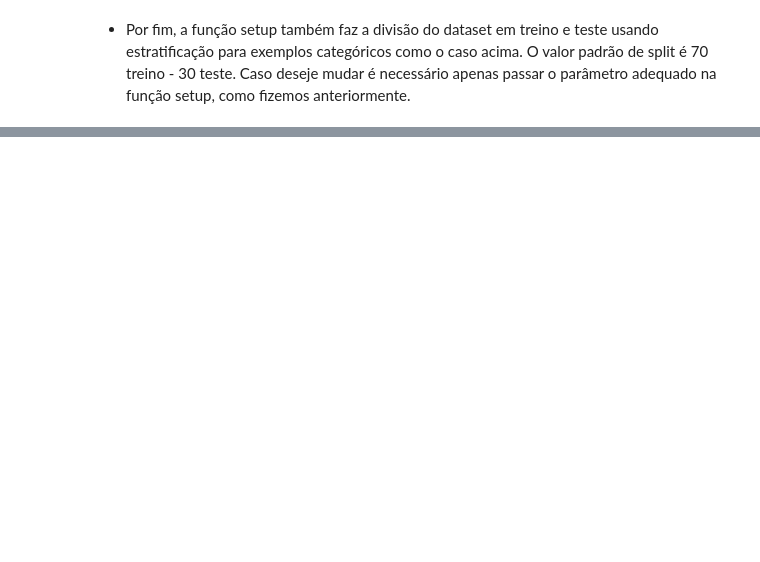
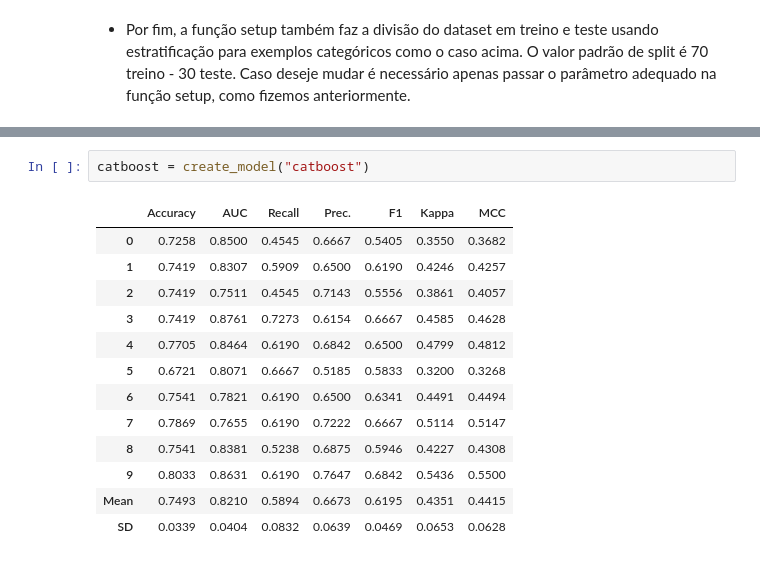
Before and after one commit to TailUFPB/Tutorials, a Jupyter notebook: Pycaret/Tutorial PyCaret.ipynb, the cells around one changed output, grey strips where cells are left out. Saved outputs shown, nothing was run; the diff lists cells and outputs as text; blank space fills up the shorter version.

```diff
--- a/Pycaret/Tutorial PyCaret.ipynb
+++ b/Pycaret/Tutorial PyCaret.ipynb
@@ -590,0 +647,16 @@ Setup Succesfully Completed!
+# %%
+catboost = create_model("catboost")
+# %% [output]
+|  | Accuracy | AUC | Recall | Prec. | F1 | Kappa | MCC |
+| 0 | 0.7258 | 0.8500 | 0.4545 | 0.6667 | 0.5405 | 0.3550 | 0.3682 |
+| 1 | 0.7419 | 0.8307 | 0.5909 | 0.6500 | 0.6190 | 0.4246 | 0.4257 |
+| 2 | 0.7419 | 0.7511 | 0.4545 | 0.7143 | 0.5556 | 0.3861 | 0.4057 |
+| 3 | 0.7419 | 0.8761 | 0.7273 | 0.6154 | 0.6667 | 0.4585 | 0.4628 |
+| 4 | 0.7705 | 0.8464 | 0.6190 | 0.6842 | 0.6500 | 0.4799 | 0.4812 |
+| 5 | 0.6721 | 0.8071 | 0.6667 | 0.5185 | 0.5833 | 0.3200 | 0.3268 |
+| 6 | 0.7541 | 0.7821 | 0.6190 | 0.6500 | 0.6341 | 0.4491 | 0.4494 |
+| 7 | 0.7869 | 0.7655 | 0.6190 | 0.7222 | 0.6667 | 0.5114 | 0.5147 |
+| 8 | 0.7541 | 0.8381 | 0.5238 | 0.6875 | 0.5946 | 0.4227 | 0.4308 |
+| 9 | 0.8033 | 0.8631 | 0.6190 | 0.7647 | 0.6842 | 0.5436 | 0.5500 |
+| Mean | 0.7493 | 0.8210 | 0.5894 | 0.6673 | 0.6195 | 0.4351 | 0.4415 |
+| SD | 0.0339 | 0.0404 | 0.0832 | 0.0639 | 0.0469 | 0.0653 | 0.0628 |
```
Also changed, not shown: parts of 18 cells of this notebook.
